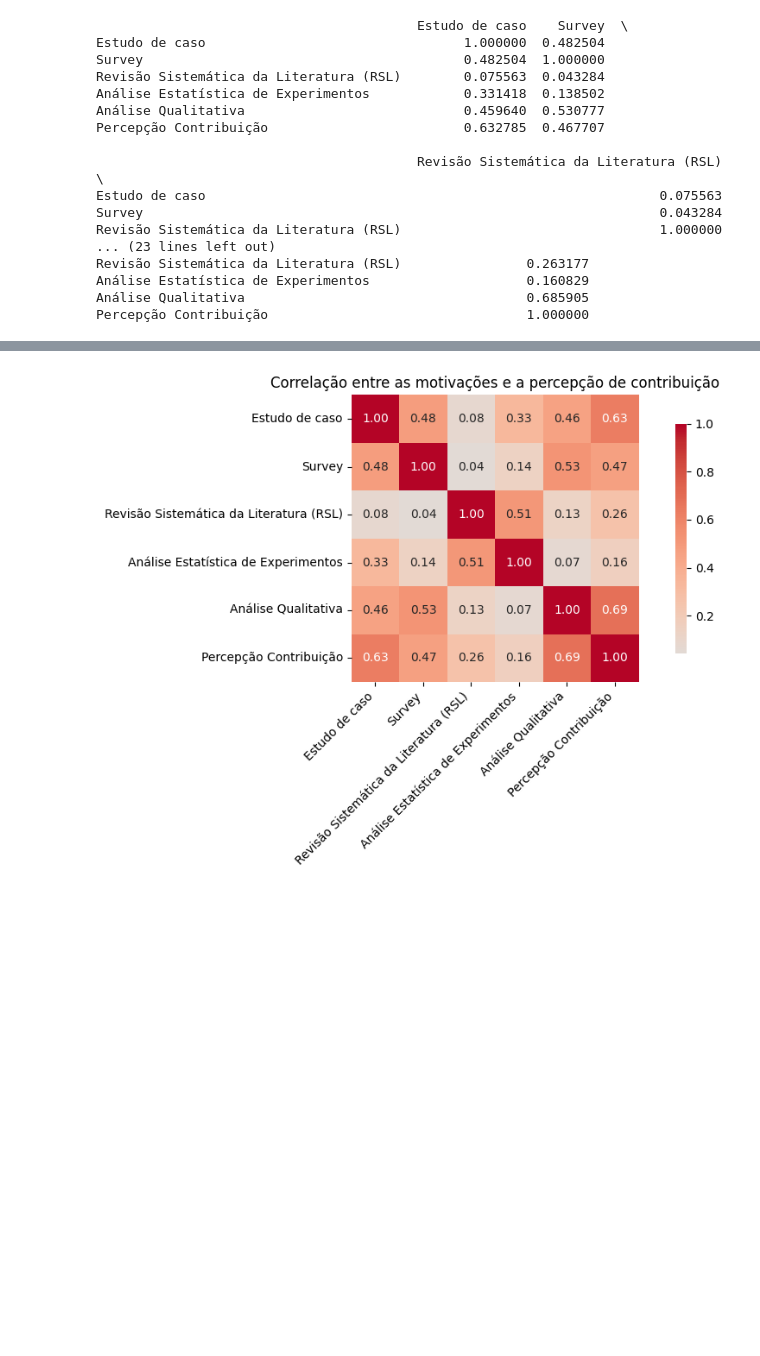
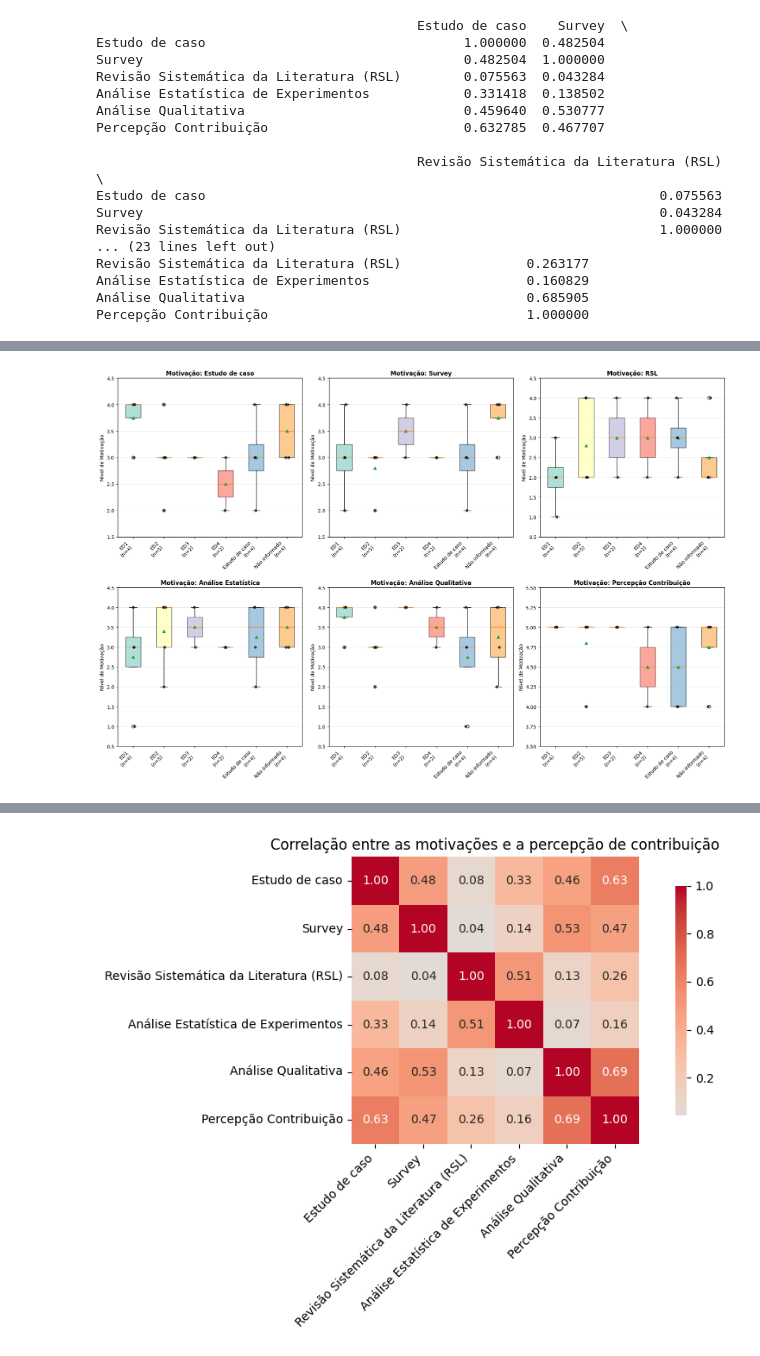
Before and after one commit to caiocezzarpng/ees-feedback, a Jupyter notebook: notebooks/motivacaoContribuicao.ipynb, the cells around one changed output, grey strips where cells are left out. Saved outputs shown, nothing was run; the diff lists cells and outputs as text; code cells hidden in the pictures; blank space fills up the shorter version.

```diff
--- a/notebooks/motivacaoContribuicao.ipynb
+++ b/notebooks/motivacaoContribuicao.ipynb
@@ -78,0 +200,67 @@ Percepção Contribuição                                 1.000000
+# %%
+# Visualização: Comparação de motivação por tipo de estudo apresentado
+fig, axes = plt.subplots(2, 3, figsize=(18, 12))
+axes = axes.flatten()
+
+tipos_motivacao = [
+    ('Estudo de caso', 'Estudo de caso'),
+    ('Survey', 'Survey'),
+    ('Revisão Sistemática da Literatura (RSL)', 'RSL'),
+    ('Análise Estatística de Experimentos', 'Análise Estatística'),
+    ('Análise Qualitativa', 'Análise Qualitativa'),
+    ('Percepção Contribuição', 'Percepção Contribuição')
+]
+
+for idx, (col_motiv, titulo) in enumerate(tipos_motivacao):
+    dados_plot = []
+    labels = []
+    tamanhos_amostra = []
+
+    for tipo_estudo in sorted(df_comparacao['Tipo Estudo Apresentado'].unique()):
+        subset = df_comparacao[df_comparacao['Tipo Estudo Apresentado'] == tipo_estudo]
+        if len(subset) > 0:
+            valores = subset[col_motiv].dropna().values
+            if len(valores) > 0:
+                dados_plot.append(valores)
+                labels.append(f"{tipo_estudo}\n(n={len(valores)})")
+                tamanhos_amostra.append(len(valores))
+
+    if dados_plot:
+        # Cria o boxplot (sem tick_labels, que não é um parâmetro válido)
+        bp = axes[idx].boxplot(dados_plot, patch_artist=True, showmeans=True,
+                              meanline=False, showfliers=True)
+
+        # Define os labels corretamente usando set_xticklabels
+        axes[idx].set_xticklabels(labels, rotation=45, ha='right')
+
+        # Cores diferentes para cada box
+        colors_box = plt.cm.Set3(range(len(bp['boxes'])))
+        for patch, color in zip(bp['boxes'], colors_box):
+            patch.set_facecolor(color)
+            patch.set_alpha(0.7)
+
+        # Adiciona pontos individuais para amostras pequenas (n <= 5)
+        # Isso ajuda a visualizar os dados quando há poucos valores
+        np.random.seed(42)  # Para reprodutibilidade
+        for i, (dados, n) in enumerate(zip(dados_plot, tamanhos_amostra)):
+            if n <= 5:
+                # Adiciona pontos individuais com pequeno jitter para evitar sobreposição
+                x_pos = i + 1
+                jitter = np.random.normal(0, 0.03, len(dados))
+                axes[idx].scatter(x_pos + jitter, dados, color='black',
+                                 s=40, alpha=0.7, zorder=3, edgecolors='white', linewidths=0.5)
+
+        # Ajusta os limites do eixo Y para melhor visualização
+        all_values = np.concatenate(dados_plot)
+        y_min = max(0, all_values.min() - 0.5)
+        y_max = min(5.5, all_values.max() + 0.5)
+        axes[idx].set_ylim(y_min, y_max)
+
+        axes[idx].set_title(f'Motivação: {titulo}', fontsize=12, fontweight='bold')
+        axes[idx].set_ylabel('Nível de Motivação', fontsize=10)
+        axes[idx].grid(True, alpha=0.3, axis='y')
+
+plt.tight_layout()
+plt.show()
+# %% [output]
+[figure, added]
```
Also changed, not shown: parts of 8 cells of this notebook, 16 other files.
